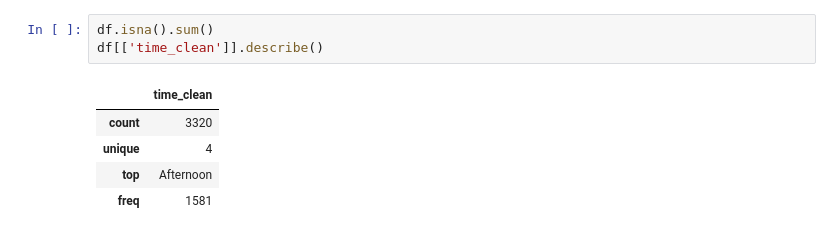
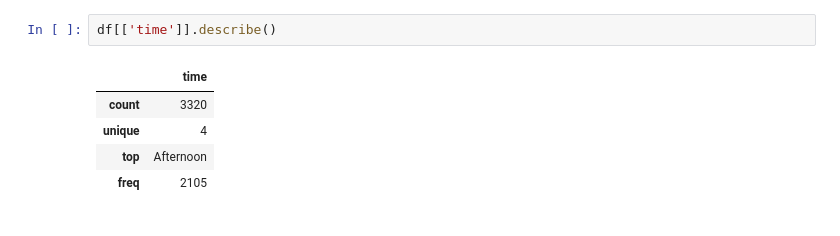
Before and after one commit to gabigens/Week-2-Mini-Project---Shark-Attacks, a Jupyter notebook: Mini_project_week_2.ipynb, the cells around one changed output. Drawn from its saved outputs; the diff is of its cells as text.

```diff
--- a/Mini_project_week_2.ipynb
+++ b/Mini_project_week_2.ipynb
@@ -176,9 +224,8 @@ Name: count, dtype: int64
 # %%
-df.isna().sum()
-df[['time_clean']].describe()
+df[['time']].describe()
 # %% [output]
-|  | time_clean |
+|  | time |
 | count | 3320 |
 | unique | 4 |
 | top | Afternoon |
-| freq | 1581 |
+| freq | 2105 |
```
Also changed, not shown: parts of 7 cells of this notebook.
